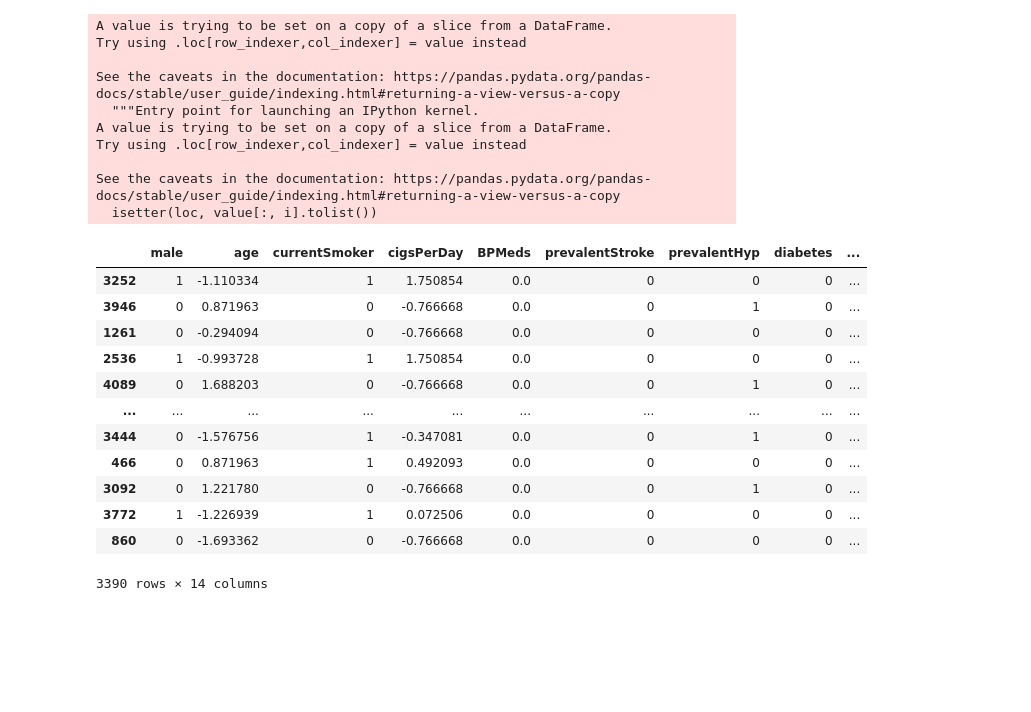
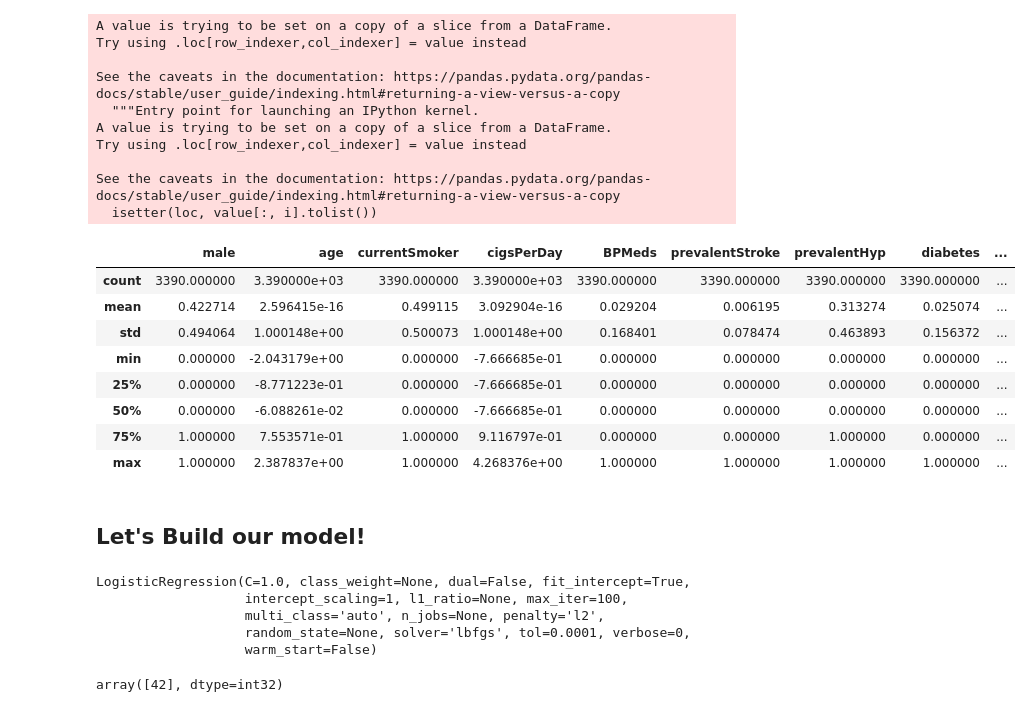
Before and after one commit to JesusNoelValMo/Machine_Learning_Book, a Jupyter notebook: Projects/Logistic_reg_prediction_heart_disease/Logistic_reg_heart_disease.ipynb, the cells around one changed output. Cells and saved outputs as stored; diff of their text form; code cells hidden in the pictures; blank space fills up the shorter version.

```diff
--- a/Projects/Logistic_reg_prediction_heart_disease/Logistic_reg_heart_disease.ipynb
+++ b/Projects/Logistic_reg_prediction_heart_disease/Logistic_reg_heart_disease.ipynb
@@ -409,18 +409,16 @@ Try using .loc[row_indexer,col_indexer] = value instead
 See the caveats in the documentation: https://pandas.pydata.org/pandas-docs/stable/user_guide/indexing.html#returning-a-view-versus-a-copy
   isetter(loc, value[:, i].tolist())
 # %%
-X_train_val
+X_train_val.describe()
 # %% [output]
 |  | male | age | currentSmoker | cigsPerDay | BPMeds | prevalentStroke | prevalentHyp | diabetes | ... |
-| 3252 | 1 | -1.110334 | 1 | 1.750854 | 0.0 | 0 | 0 | 0 | ... |
-| 3946 | 0 | 0.871963 | 0 | -0.766668 | 0.0 | 0 | 1 | 0 | ... |
-| 1261 | 0 | -0.294094 | 0 | -0.766668 | 0.0 | 0 | 0 | 0 | ... |
-| 2536 | 1 | -0.993728 | 1 | 1.750854 | 0.0 | 0 | 0 | 0 | ... |
-| 4089 | 0 | 1.688203 | 0 | -0.766668 | 0.0 | 0 | 1 | 0 | ... |
-| ... | ... | ... | ... | ... | ... | ... | ... | ... | ... |
-| 3444 | 0 | -1.576756 | 1 | -0.347081 | 0.0 | 0 | 1 | 0 | ... |
-| 466 | 0 | 0.871963 | 1 | 0.492093 | 0.0 | 0 | 0 | 0 | ... |
-| 3092 | 0 | 1.221780 | 0 | -0.766668 | 0.0 | 0 | 1 | 0 | ... |
-| 3772 | 1 | -1.226939 | 1 | 0.072506 | 0.0 | 0 | 0 | 0 | ... |
-| 860 | 0 | -1.693362 | 0 | -0.766668 | 0.0 | 0 | 0 | 0 | ... |
+| count | 3390.000000 | 3.390000e+03 | 3390.000000 | 3.390000e+03 | 3390.000000 | 3390.000000 | 3390.000000 | 3390.000000 | ... |
+| mean | 0.422714 | 2.596415e-16 | 0.499115 | 3.092904e-16 | 0.029204 | 0.006195 | 0.313274 | 0.025074 | ... |
+| std | 0.494064 | 1.000148e+00 | 0.500073 | 1.000148e+00 | 0.168401 | 0.078474 | 0.463893 | 0.156372 | ... |
+| min | 0.000000 | -2.043179e+00 | 0.000000 | -7.666685e-01 | 0.000000 | 0.000000 | 0.000000 | 0.000000 | ... |
+| 25% | 0.000000 | -8.771223e-01 | 0.000000 | -7.666685e-01 | 0.000000 | 0.000000 | 0.000000 | 0.000000 | ... |
+| 50% | 0.000000 | -6.088261e-02 | 0.000000 | -7.666685e-01 | 0.000000 | 0.000000 | 0.000000 | 0.000000 | ... |
+| 75% | 1.000000 | 7.553571e-01 | 1.000000 | 9.116797e-01 | 0.000000 | 0.000000 | 1.000000 | 0.000000 | ... |
+| max | 1.000000 | 2.387837e+00 | 1.000000 | 4.268376e+00 | 1.000000 | 1.000000 | 1.000000 | 1.000000 | ... |
-3390 rows × 14 columns
+# %% [markdown]
+## Let's Build our model!
@@ -426,0 +431,13 @@ X_train_val
+# %%
+#Training the model
+log_reg.fit(X_train, y_train)
+# %% [output]
+LogisticRegression(C=1.0, class_weight=None, dual=False, fit_intercept=True,
+                   intercept_scaling=1, l1_ratio=None, max_iter=100,
+                   multi_class='auto', n_jobs=None, penalty='l2',
+                   random_state=None, solver='lbfgs', tol=0.0001, verbose=0,
+                   warm_start=False)
+# %%
+log_reg.n_iter_
+# %% [output]
+array([42], dtype=int32)
```
Also changed, not shown: parts of 17 cells of this notebook.
